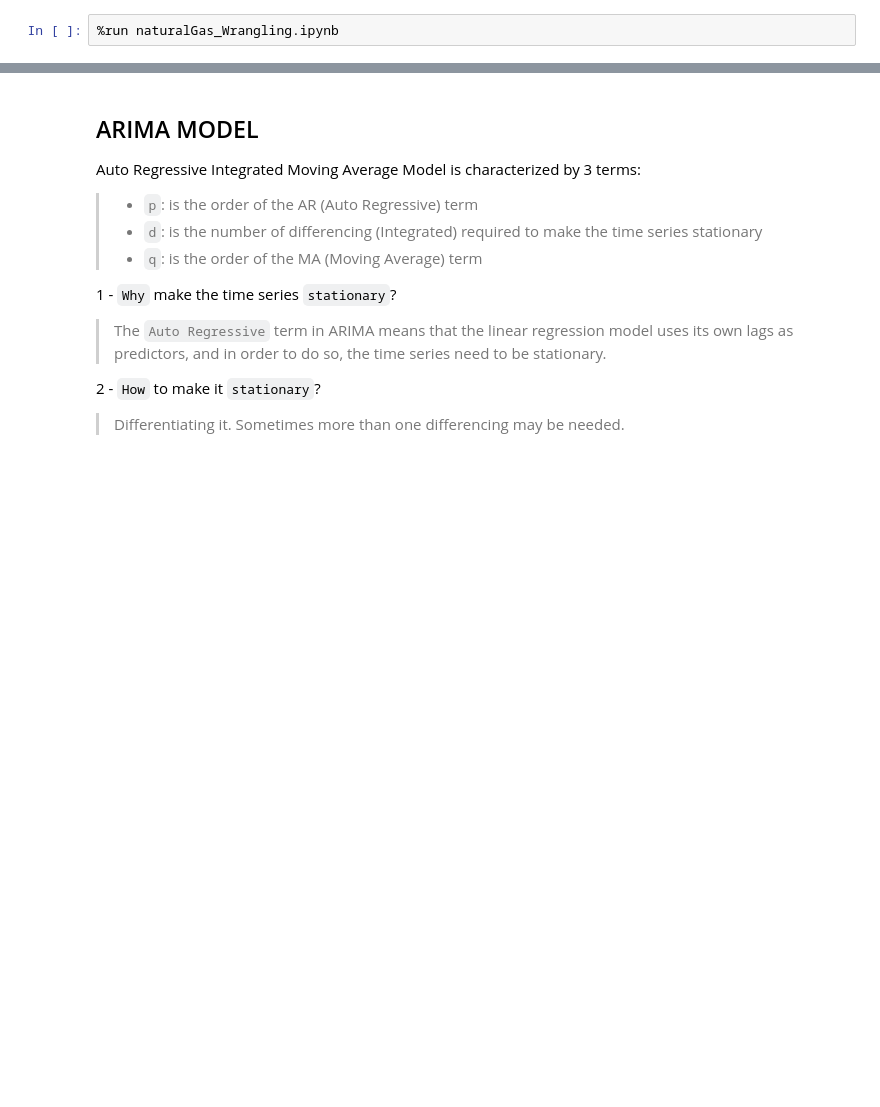
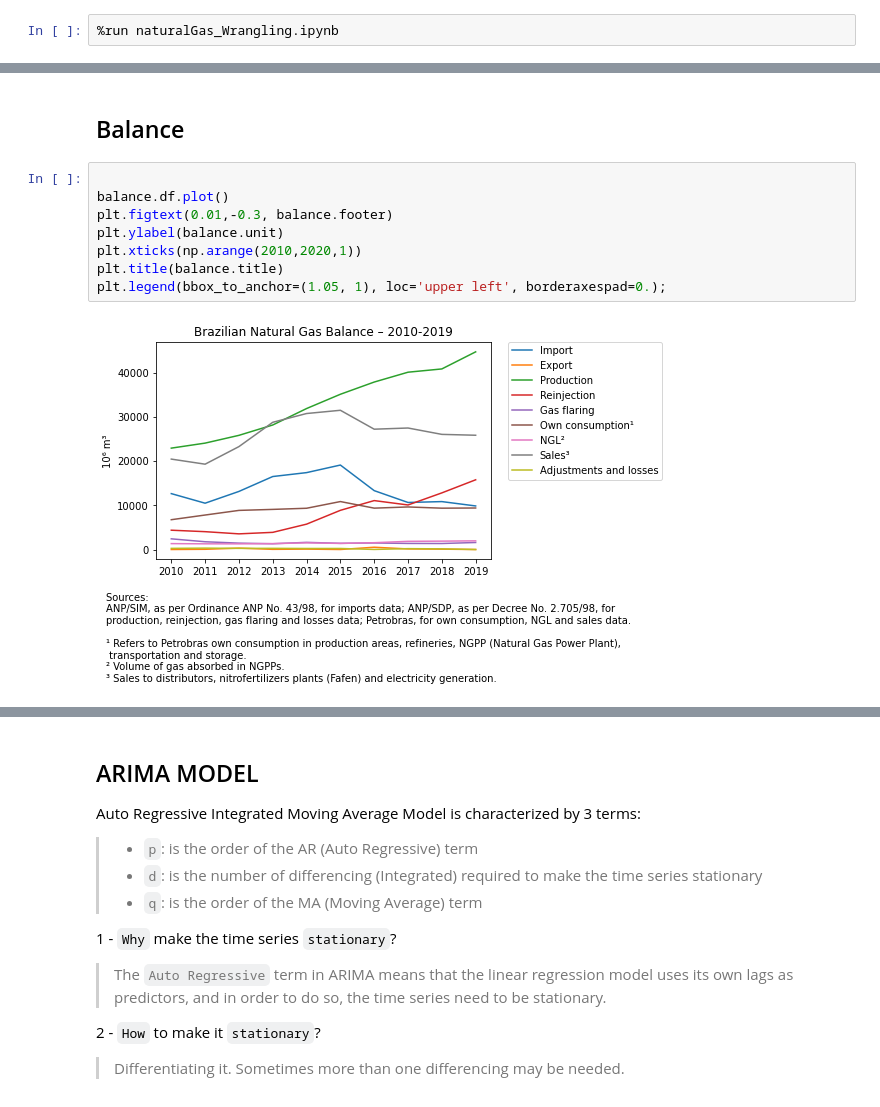
Before and after one commit to lauramsfernandes/BrazilianGasMarket, a Jupyter notebook: naturalGas_Forecast.ipynb, the cells around one changed output, grey strips where cells are left out. Saved outputs shown, nothing was run; the diff lists cells and outputs as text; blank space fills up the shorter version.

```diff
--- a/naturalGas_Forecast.ipynb
+++ b/naturalGas_Forecast.ipynb
@@ -19,0 +23,12 @@ pandas.core.series.Series
+# %% [markdown]
+## Balance
+# %%
+
+balance.df.plot()
+plt.figtext(0.01,-0.3, balance.footer)
+plt.ylabel(balance.unit)
+plt.xticks(np.arange(2010,2020,1))
+plt.title(balance.title)
+plt.legend(bbox_to_anchor=(1.05, 1), loc='upper left', borderaxespad=0.);
+# %% [output]
+[figure, added]
```
Also changed, not shown: parts of 12 cells of this notebook, 2 other files.
